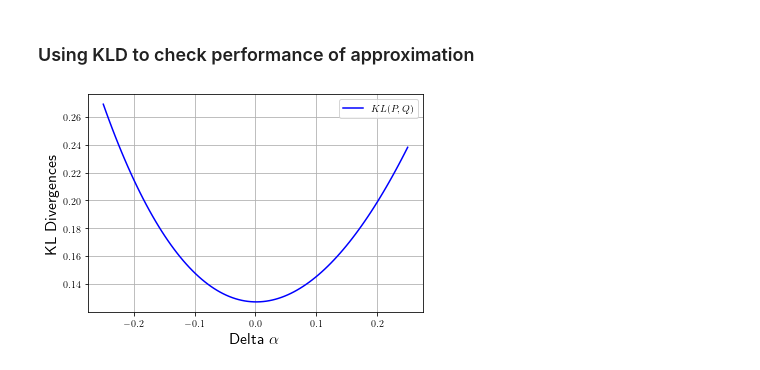
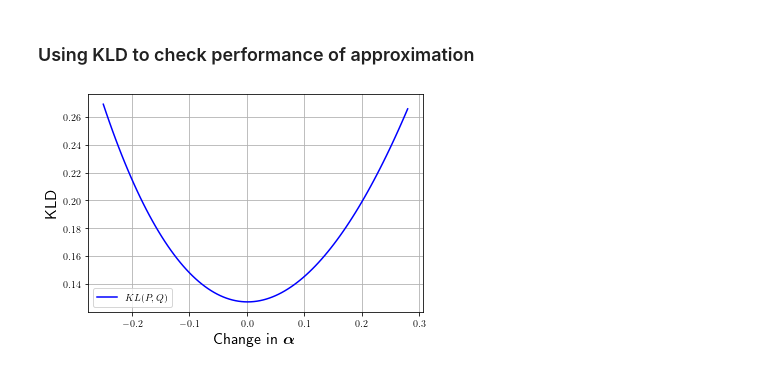
Before and after one commit to RebeccaRoberts/ALBU_notebooks, a Jupyter notebook: polya_appendix_A.ipynb, the cells around one changed output. Saved outputs shown, nothing was run; the diff lists cells and outputs as text; code cells hidden in the pictures.

```diff
--- a/polya_appendix_A.ipynb
+++ b/polya_appendix_A.ipynb
@@ -189,3 +140,10 @@ plt.show()
+# %%
+# the updated Polya distribution
+f0updated = (1/capZ)*pZ[0]*ac*np.power(q0,a[0])*(np.power(q1,a[1]-1.))
+f1updated = (1/capZ)*pZ[1]*ac*np.power(q0,a[0]-1.)*(np.power(q1,a[1]))
+
+# The *** true posterior marginal *** after we sum out Z (p)
+fP = f0updated+f1updated
 # %% [markdown]
 ### Detemining the approximate Posterior $p(\theta|p,\alpha)$
 # %%
@@ -276,43 +234,45 @@ def kl1_cont(p,q,x):
     return integrate.simps(theProd, x, dx=1, axis=-1, even='avg')
 
 
-del_a = np.linspace(-0.25,0.25,100)
+del_a = np.linspace(-0.25,0.28,100)
 div = np.zeros(len(del_a))
 div2 = np.zeros(len(del_a))
 
 for k in range( len(del_a) ):
 
     # the alphas passed from the polya to the dirichlet, excluding the incoming dirichlet
-    aa = a*pX;
+    aa = a*pZ;
     aa /= np.sum(aa) # renormalize since it is only one observation
     aa += a
 
+    # change both alphas by del_a[k]
     aa[0] += del_a[k]
     aa[1] -= del_a[k]
 
     caa = gamma(np.sum(aa))/np.prod(gamma(aa))
 
     # *** the approximated posterior (q) **, before dividing out the incoming Dirichlet.
-    fQ = caa*np.power(q0,aa[0]+da-1.)*(np.power(q1,aa[1]-da-1.))
+    fQ = caa*np.power(q0,aa[0]-1.)*(np.power(q1,aa[1]-1.))
     # check it via numerical integration
     area = sc.integrate.simps(fQ, q1, dx=1, axis=-1, even='avg')
     fQ /= area; # renormalize for the sake of simpson's rule
     area = sc.integrate.simps(fQ, q1, dx=1, axis=-1, even='avg')
 
     div[k] = kl1_cont(fQ,fP,q1)
     div2[k] = kl1_cont(fP,fQ,q1)
 
 # plt.plot(del_a,div,label=r'$KL(Q,P)$', color = "orange")
-plt.xlabel(r'Delta $\alpha$',fontsize=16)
+plt.rc('text', usetex=True)
+plt.xlabel(r'Change in $\boldsymbol{\alpha}$',fontsize=16)
 plt.plot(del_a,div2,label=r'$KL(P,Q)$', color = "blue")
-plt.ylabel('KL Divergences',
+plt.ylabel('KLD',
           fontsize=16)
 # plt.title(r'KL divergences vs delta alpha',fontsize=16)
 # plt.title(r'Posterior KLs with $\alpha=\{$%s, %s$\}, p_x=\{$%s, %s$\}$'%(a[0],a[1],pX[0],pX[1]),fontsize=18)
 plt.legend()
 plt.grid()
-plt.savefig('KLD_EG.pdf')
+plt.savefig('KLD_EGud.pdf')
 
 plt.show()
 # %% [output]
-[figure, old version]
+[figure, new version]
```
Also changed, not shown: parts of 19 cells of this notebook.
